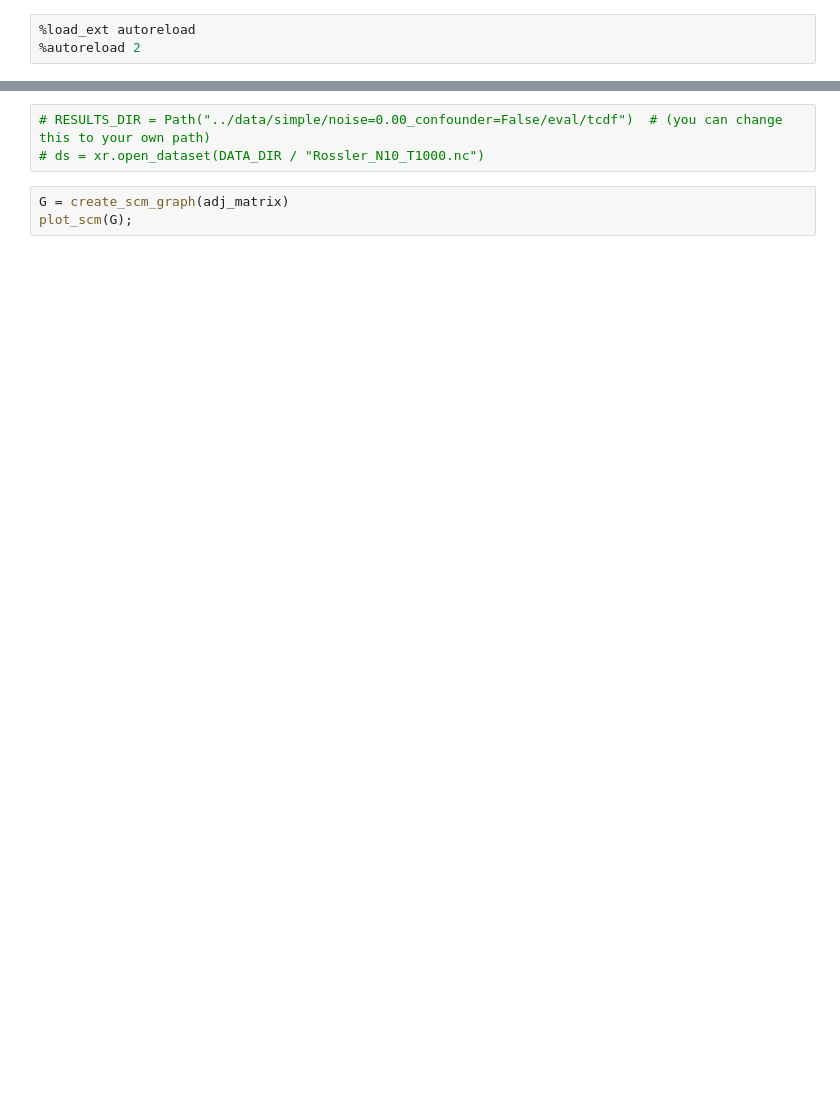
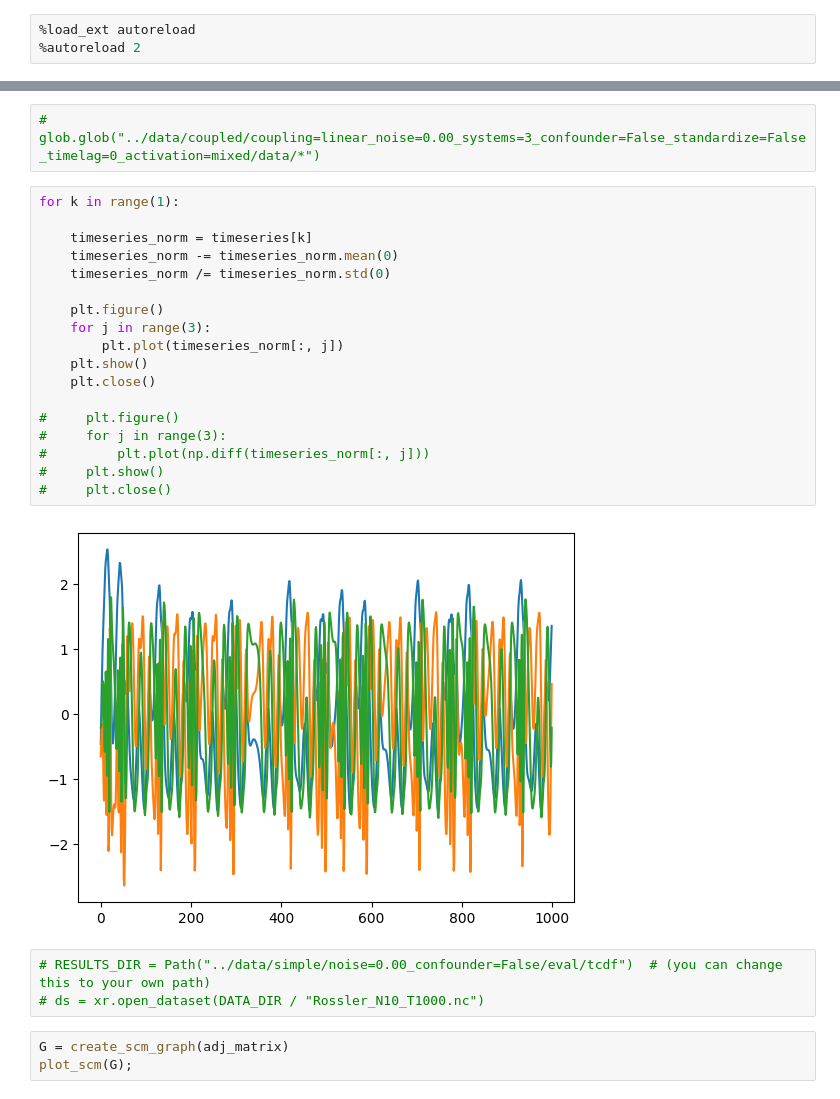
Before and after one commit to julienboussard/ODEDriverIdentifiability, a Jupyter notebook: notebooks/eval_pipeline_lowrankdiscovery.ipynb, the cells around one changed output, grey strips where cells are left out. Saved outputs shown, nothing was run; the diff lists cells and outputs as text; blank space fills up the shorter version.

```diff
--- a/notebooks/eval_pipeline_lowrankdiscovery.ipynb
+++ b/notebooks/eval_pipeline_lowrankdiscovery.ipynb
@@ -94,3 +77,25 @@ array([[0, 1, 1],
+# %%
+# glob.glob("../data/coupled/coupling=linear_noise=0.00_systems=3_confounder=False_standardize=False_timelag=0_activation=mixed/data/*")
+# %%
+for k in range(1):
+
+    timeseries_norm = timeseries[k]
+    timeseries_norm -= timeseries_norm.mean(0)
+    timeseries_norm /= timeseries_norm.std(0)
+
+    plt.figure()
+    for j in range(3):
+        plt.plot(timeseries_norm[:, j])
+    plt.show()
+    plt.close()
+
+#     plt.figure()
+#     for j in range(3):
+#         plt.plot(np.diff(timeseries_norm[:, j]))
+#     plt.show()
+#     plt.close()
+# %% [output]
+[figure, added]
 # %%
 # RESULTS_DIR = Path("../data/simple/noise=0.00_confounder=False/eval/tcdf")  # (you can change this to your own path)
 # ds = xr.open_dataset(DATA_DIR / "Rossler_N10_T1000.nc")
```
Also changed, not shown: parts of 32 cells of this notebook, 20 other files.
